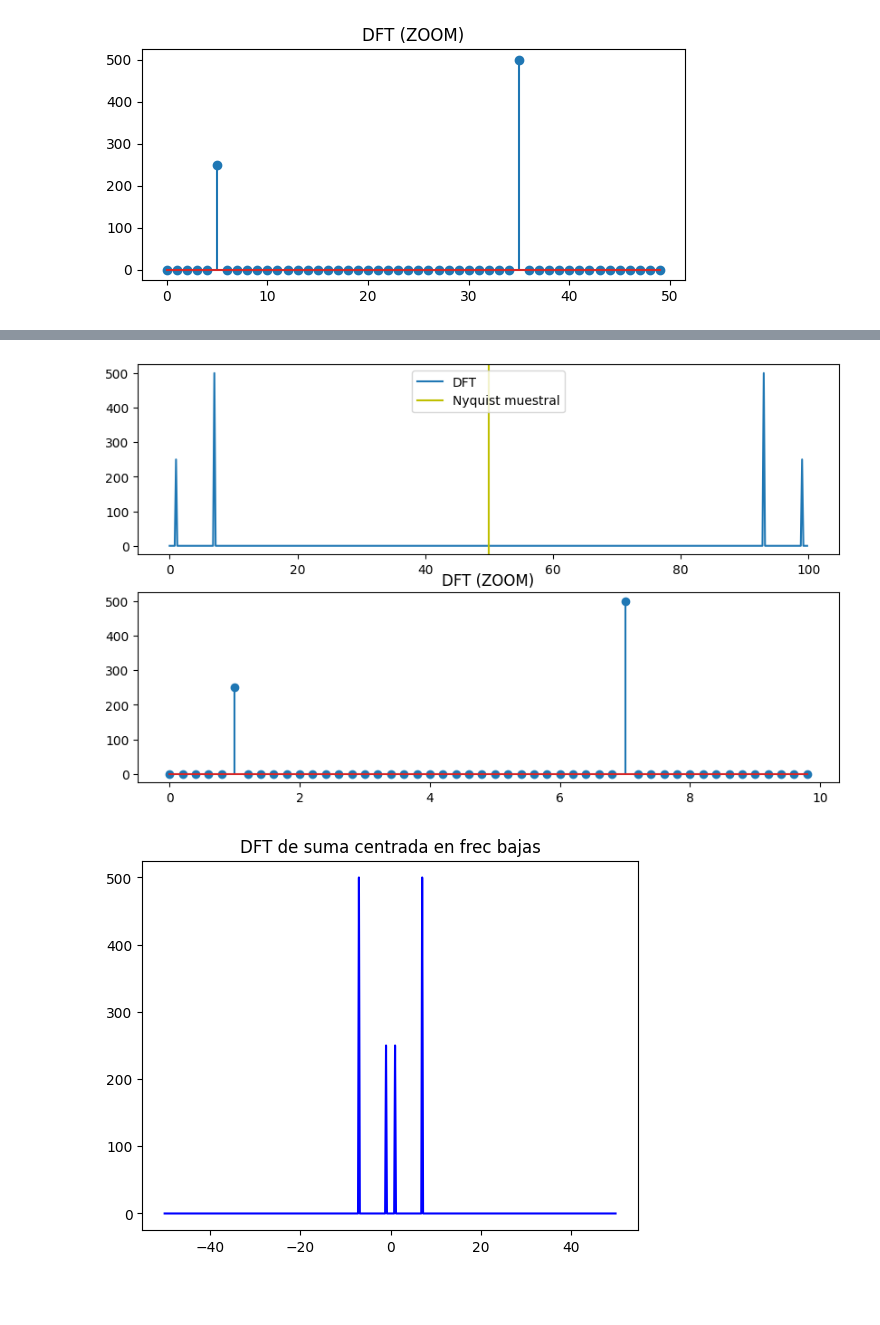
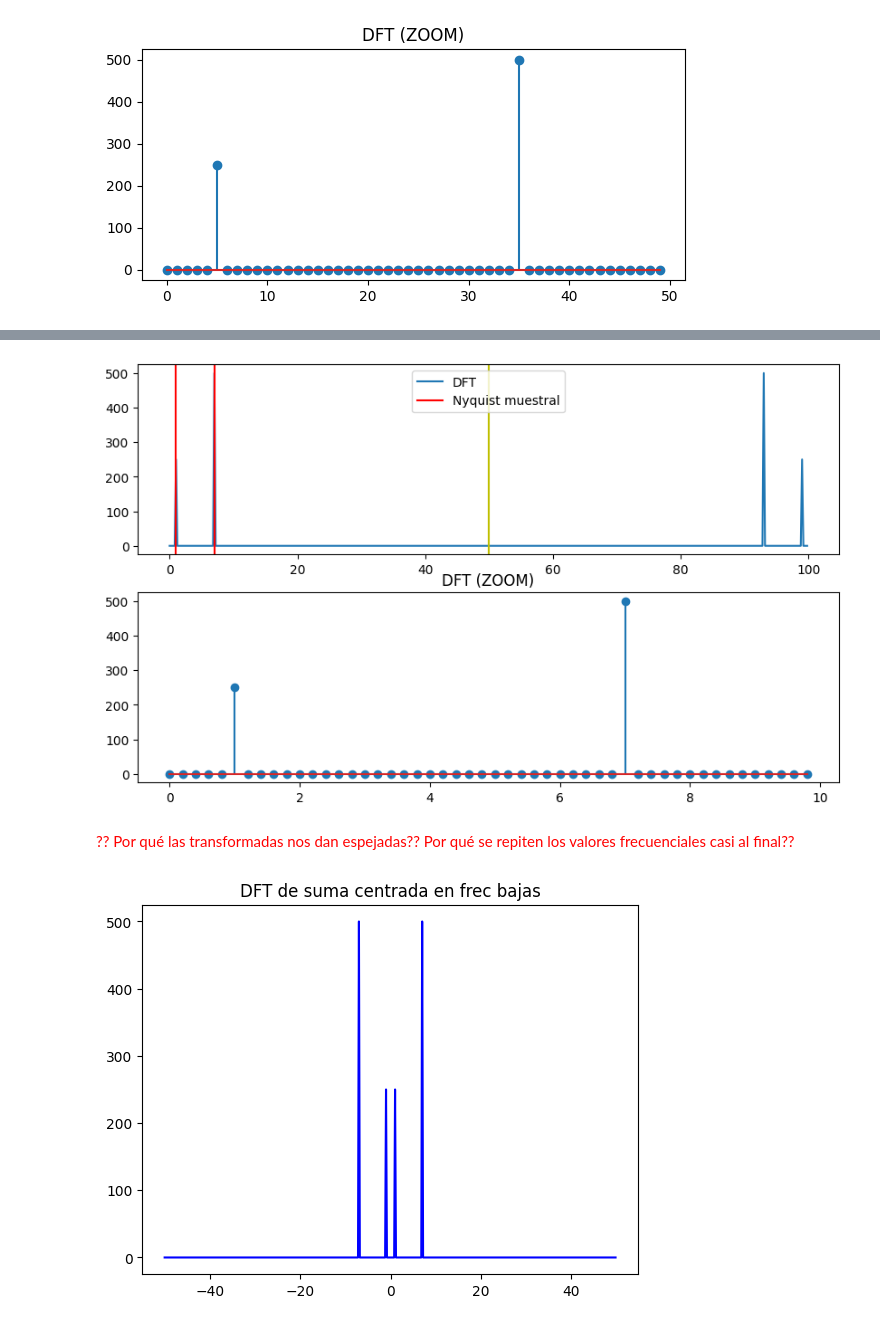
Before and after one commit to fdiezdev/procesamiento_senales, a Jupyter notebook: 2024/Lab_2_DFT_2024.ipynb, the cells around one changed output, grey strips where cells are left out. Drawn from its saved outputs; the diff is of its cells as text; code cells hidden in the pictures; blank space fills up the shorter version.

```diff
--- a/2024/Lab_2_DFT_2024.ipynb
+++ b/2024/Lab_2_DFT_2024.ipynb
@@ -239,18 +243,22 @@ fcH=np.arange(-N//2,N//2)/T #Frecuencias centradas a Hertz
 # %%
 plt.figure(figsize=(10,6))
 plt.subplot(211)
 plt.plot(fH,abs(TFsx)) #el módulo de la transformada, según frecuencias en Hertz (fH),
+plt.axvline(1, color='red')
+plt.axvline(7, color='red')
 
 plt.axvline(Nm,c="y") #aca agregamos la Frecuencia de Nyquist muestral,  es la máxima que se puede registrar
 plt.legend(["DFT", "Nyquist muestral"]) #frec max de la señal real muestreada, luego se refleja
 
 #ZOOM de las primeras 50 muestras en Hertz del módulo de la transformada
 plt.subplot(212)
 plt.stem(fH[0:50],abs(TFsx)[0:50])
 plt.title('DFT (ZOOM)')
 plt.show()
 # %% [output]
-[figure, old version]
+[figure, new version]
+# %% [markdown]
+<p style="color:red">?? Por qué las transformadas nos dan espejadas?? Por qué se repiten los valores frecuenciales casi al final??</p>
 # %%
 plt.plot(fcH, fftshift(abs(TFsx)), color='blue')
 plt.title('DFT de suma centrada en frec bajas')
```
Also changed, not shown: parts of 12 cells of this notebook, 2 other files.
